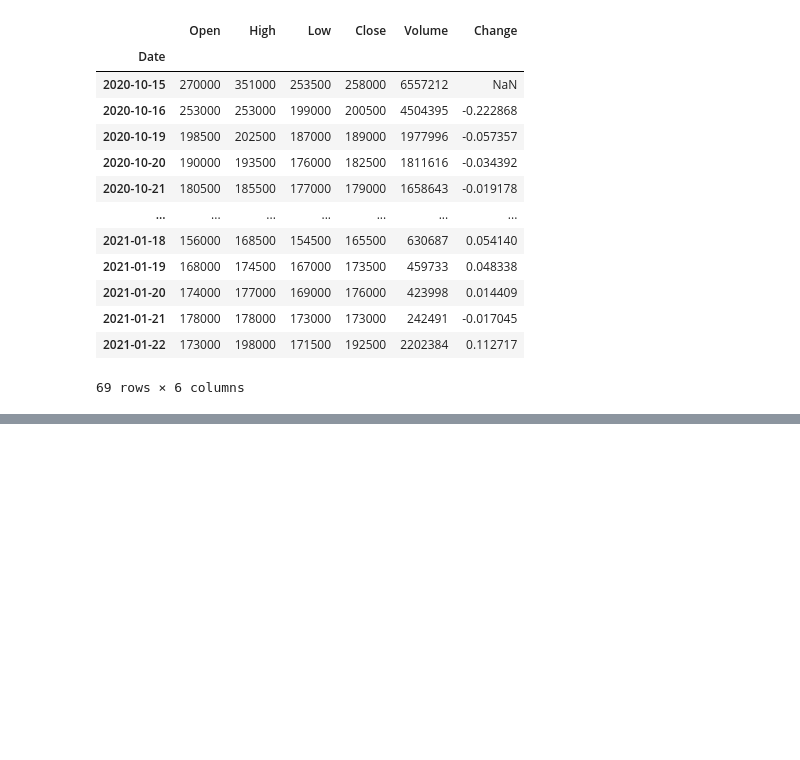
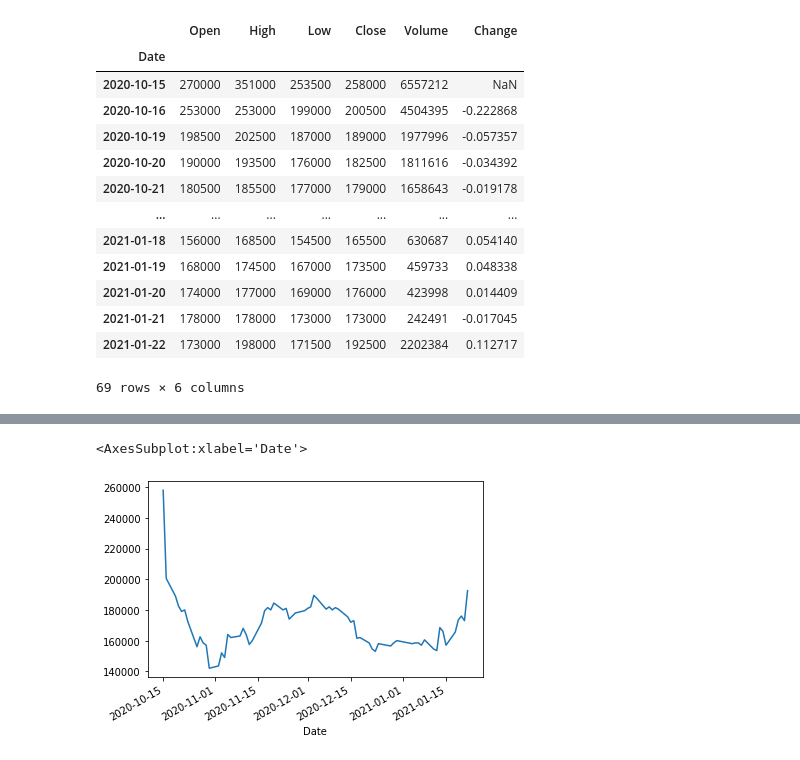
Before and after one commit to zgotter/financial-data-analysis-with-python, a Jupyter notebook: 04_daily-issue-price-analysis.ipynb, the cells around one changed output, grey strips where cells are left out. Saved outputs shown, nothing was run; the diff lists cells and outputs as text; code cells hidden in the pictures; blank space fills up the shorter version.

```diff
--- a/04_daily-issue-price-analysis.ipynb
+++ b/04_daily-issue-price-analysis.ipynb
@@ -207,0 +214,3 @@ find_item_list('빅히트')
+# %%
+stock_daily = find_item_list('빅히트')
+stock_daily
@@ -207,0 +232,6 @@ find_item_list('빅히트')
+# %%
+# 종가 시각화
+stock_daily['Close'].plot()
+# %% [output]
+<AxesSubplot:xlabel='Date'>
+[figure, added]
```
Also changed, not shown: parts of 13 cells of this notebook.
